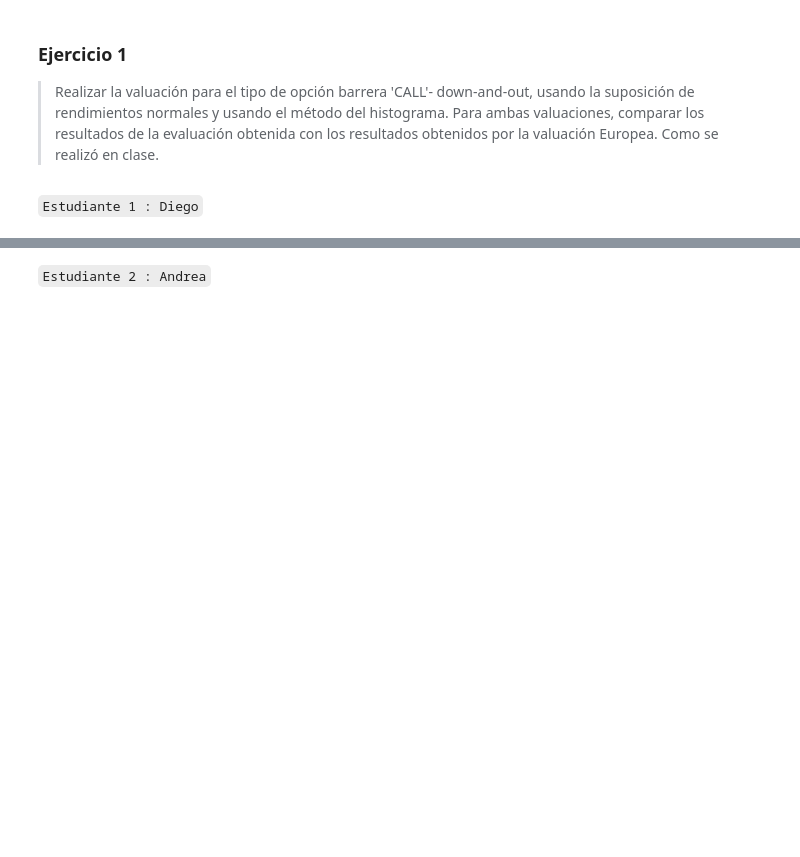
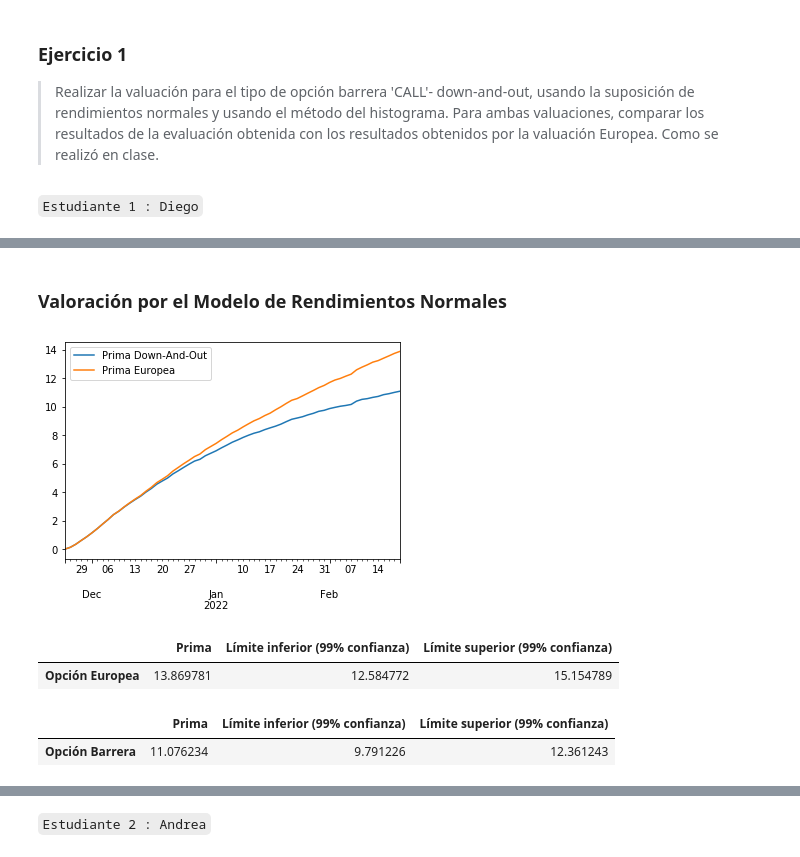
Before and after one commit to diegolazareno/Tarea10_DALopez_AFlores, a Jupyter notebook: Tarea10_DALopez_AFlores.ipynb, the cells around one changed output, grey strips where cells are left out. Drawn from its saved outputs; the diff is of its cells as text; code cells hidden in the pictures; blank space fills up the shorter version.

```diff
--- a/Tarea10_DALopez_AFlores.ipynb
+++ b/Tarea10_DALopez_AFlores.ipynb
@@ -37,0 +230,23 @@ Se habilitará un enlace en canvas para subir un cuaderno de python, con la solu
+# %% [markdown]
+### Valoración por el Modelo de Rendimientos Normales
+# %%
+msftReturns = returns(prices)
+mu = msftReturns.mean()
+sigma = msftReturns.std()
+rf = 0.0024 / 360
+
+callEuropeo, callBarrera, simulations = modeloNormal(fechaExpiracion, strike, sigma, rf, prices[-1], "Call")
+ax = callBarrera.plot();
+callEuropeo.plot(ax = ax);
+# %% [output]
+[figure, added]
+# %%
+confidenceInterval(callEuropeo, simulations, "Opción Europea")
+# %% [output]
+|  | Prima | Límite inferior (99% confianza) | Límite superior (99% confianza) |
+| Opción Europea | 13.869781 | 12.584772 | 15.154789 |
+# %%
+confidenceInterval(callBarrera, simulations, "Opción Barrera")
+# %% [output]
+|  | Prima | Límite inferior (99% confianza) | Límite superior (99% confianza) |
+| Opción Barrera | 11.076234 | 9.791226 | 12.361243 |
```
Also changed, not shown: parts of 9 cells of this notebook.
